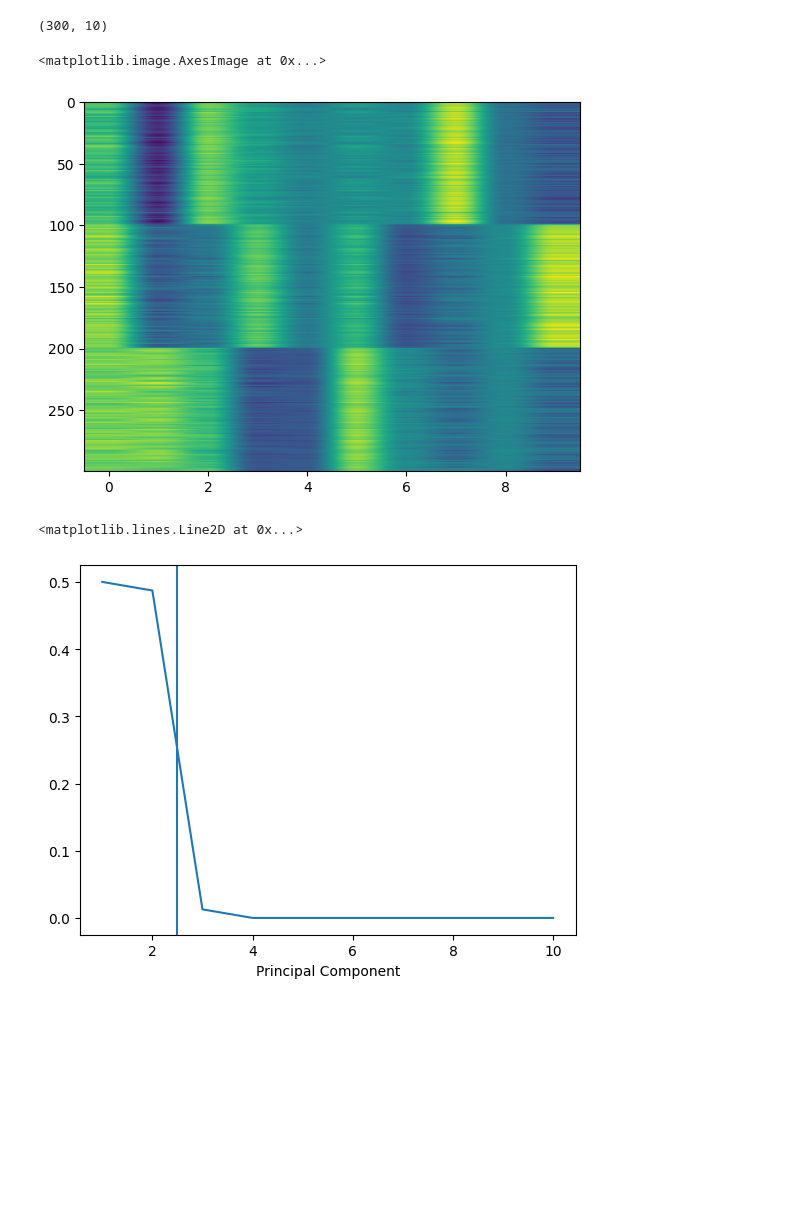
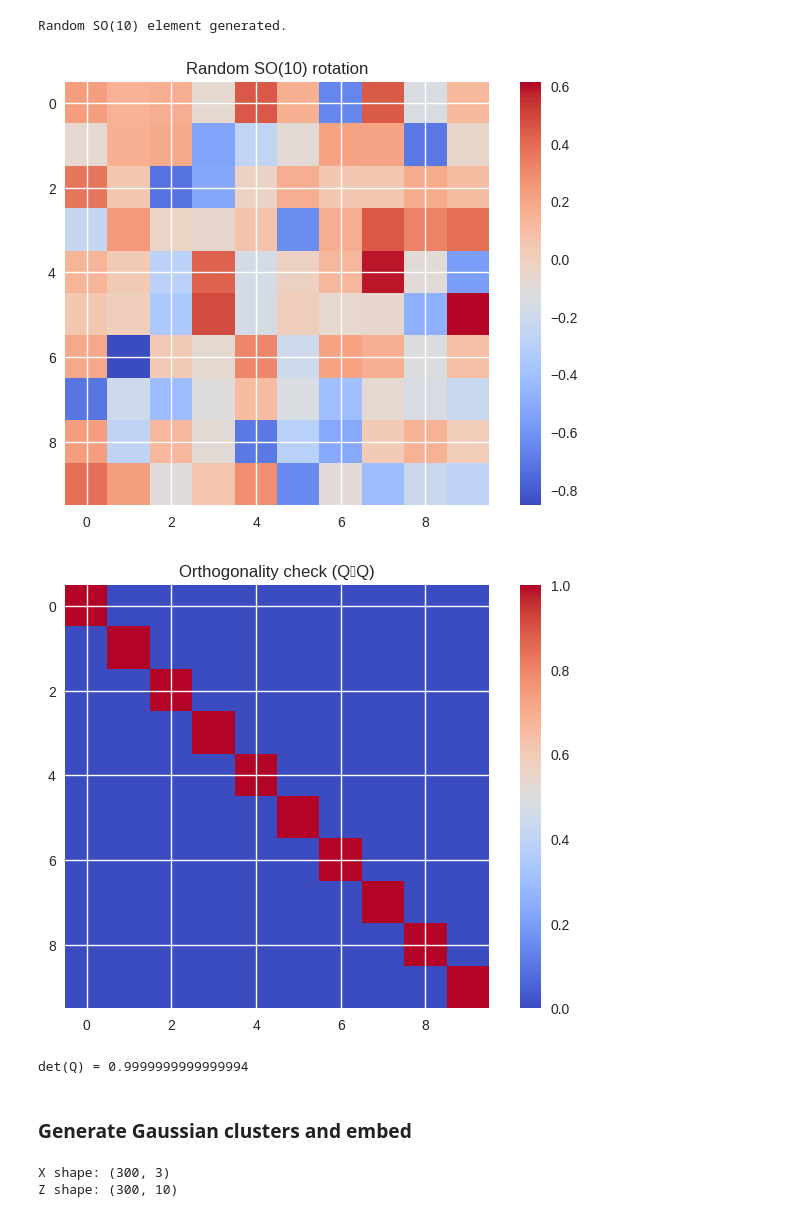
Before and after one commit to arashshahidi1997/NeuroPySeminar, a Jupyter notebook: W04_PCA/exercise/pca_exercise.ipynb, the cells around one changed output. Drawn from its saved outputs; the diff is of its cells as text; code cells hidden in the pictures; blank space fills up the shorter version.

```diff
--- a/W04_PCA/exercise/pca_exercise.ipynb
+++ b/W04_PCA/exercise/pca_exercise.ipynb
@@ -78,35 +44,56 @@ Determinant (should be 1):
+# %%
+def random_son(n: int) -> np.ndarray:
+    """Generate a random rotation (special orthogonal) matrix."""
+    random_matrix = np.random.randn(n, n)
+    q, r = np.linalg.qr(random_matrix)
+
+    d = np.diag(r)
+    phase = np.sign(d)
+    phase[phase == 0] = 1  # avoid multiplying by zero
+    q = q * phase
+
+    if np.linalg.det(q) < 0:
+        q[:, 0] *= -1
+
+    return q
+
+
+n = 10
+rotation = random_son(n)
+print("Random SO(10) element generated.")
+
+plt.figure()
+plt.imshow(rotation, cmap="coolwarm")
+plt.title("Random SO(10) rotation")
+plt.colorbar()
+plt.show()
+
+plt.figure()
+plt.imshow(rotation.T @ rotation, cmap="coolwarm")
+plt.title("Orthogonality check (QᵀQ)")
+plt.colorbar()
+plt.show()
+
+print("det(Q) =", np.linalg.det(rotation))
+# %% [output]
+Random SO(10) element generated.
+[figure, added]
+[figure, added]
+det(Q) = 0.9999999999999994
+# %% [markdown]
+### Generate Gaussian clusters and embed
 # %%
-# - PC: create multivariate (3 dimensions) well separated Gaussian bumps with 100 points per cluster. (300, 3) matrix
+np.random.seed(0)
 
-# Generate 3 clusters of 100 points each
-np.random.seed(0)
 cluster1 = np.random.randn(100, 3) + np.array([0, 10, 0])
 cluster2 = np.random.randn(100, 3) + np.array([10, 0, 0])
 cluster3 = np.random.randn(100, 3) + np.array([0, 0, 10])
 
-# Combine the clusters into a single matrix
 X = np.concatenate([cluster1, cluster2, cluster3])
+print("X shape:", X.shape)
 
-X.shape # 300 points in 3 dimensions
-
-# Append dimensions: pad with zeros to get a (300, 10) matrix, Z, such that the last 7 columns are all zero
 Z = np.concatenate([X, np.zeros((300, 7))], axis=1)
-
-Z.shape # 300 points in 10 dimensions
-
-# get mixing matrix A (10, 10) and mix Z to get S
-A = random_son(10)
-S = np.dot(Z, A)
-
-S.shape # 300 points in 10 dimensions
-
-# shuffle 300 points
-# np.random.seed(0)
-# np.random.shuffle(S)
+print("Z shape:", Z.shape)
 # %% [output]
-(300, 10)
+X shape: (300, 3)
+Z shape: (300, 10)
-# %%
-plt.imshow(S, aspect='auto')
-# %% [output]
-<matplotlib.image.AxesImage at 0x...>
-[figure, removed]
@@ -117,8 +99,0 @@ S_pca = pca.fit_transform(S)
-# %%
-# scree plot
-plt.plot(np.arange(1, 11), pca.explained_variance_ratio_)
-plt.xlabel('Principal Component')
-plt.axvline(2.5)
-# %% [output]
-<matplotlib.lines.Line2D at 0x...>
-[figure, removed]
```
Also changed, not shown: parts of 19 cells of this notebook, 2 other files.
